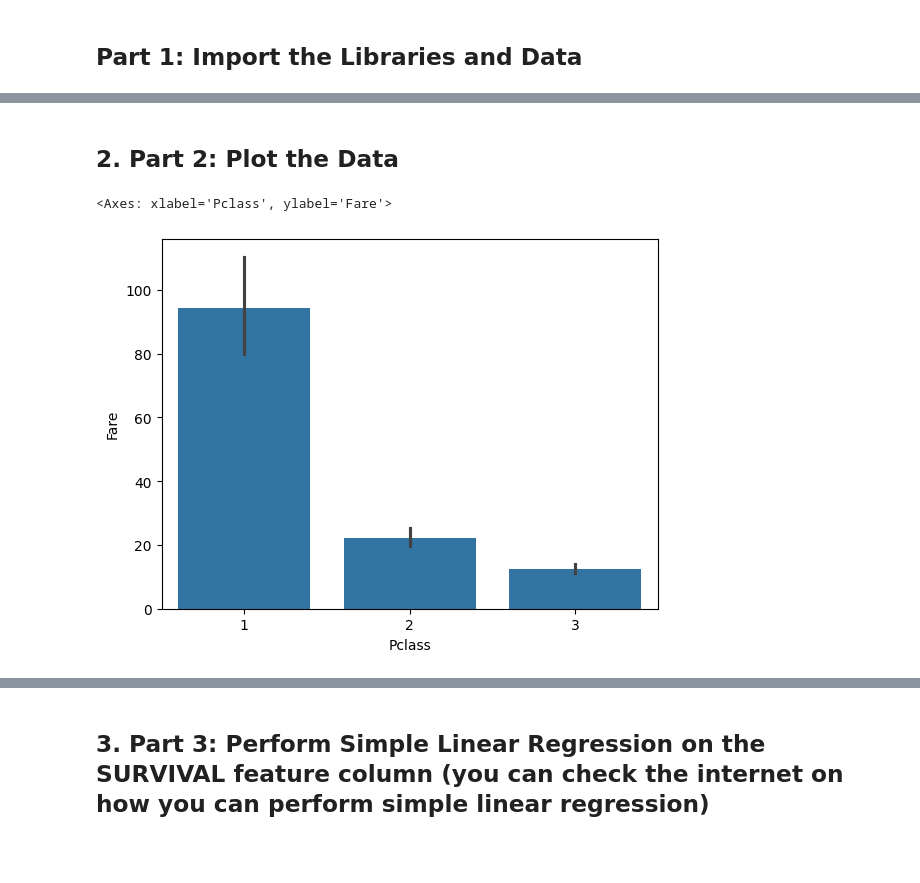
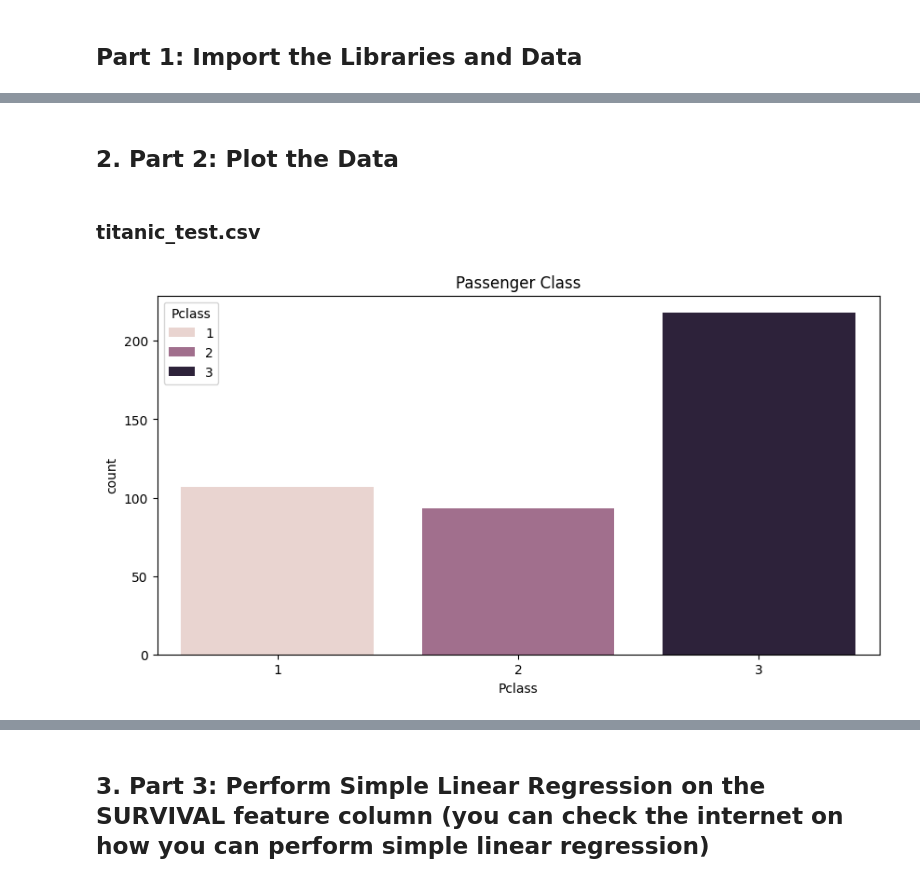
Before and after one commit to Rorando111/cpe019, a Jupyter notebook: Hands_on_Activity_4_1_Advanced_Data_Analytics_and_Machine_Learning.ipynb, the cells around one changed output, grey strips where cells are left out. Cells and saved outputs as stored; diff of their text form; code cells hidden in the pictures; blank space fills up the shorter version.

```diff
--- a/Hands_on_Activity_4_1_Advanced_Data_Analytics_and_Machine_Learning.ipynb
+++ b/Hands_on_Activity_4_1_Advanced_Data_Analytics_and_Machine_Learning.ipynb
@@ -77,0 +35,4 @@ tc_train_frame.describe()
+# %%
+#importing the titanic_test.csv and displaying the first 15 rows
+test = pd.read_csv('/content/titanic_test.csv')
+test.head(15)
@@ -78,7 +79,13 @@ tc_train_frame.describe()
 # %% [markdown]
-## 2. Part 2: Plot the Data
+## **2. Part 2: Plot the Data**
-# %%
-sns.barplot(x='Pclass', y='Fare', data=tc_test_frame)
-# %% [output]
-<Axes: xlabel='Pclass', ylabel='Fare'>
-[figure, removed]
+# %% [markdown]
+### titanic_test.csv
+# %%
+#The figsize=(10,5) argument sets the width and height of the figure window in inches.
+plt.figure(figsize=(10,5))
+#This code displays the range of the different passenger classes aboard the titanic
+sns.countplot(x='Pclass', hue = 'Pclass', data=test)
+plt.title('Passenger Class')
+plt.show()
+# %% [output]
+[figure, added]
```
Also changed, not shown: parts of 33 cells of this notebook.
